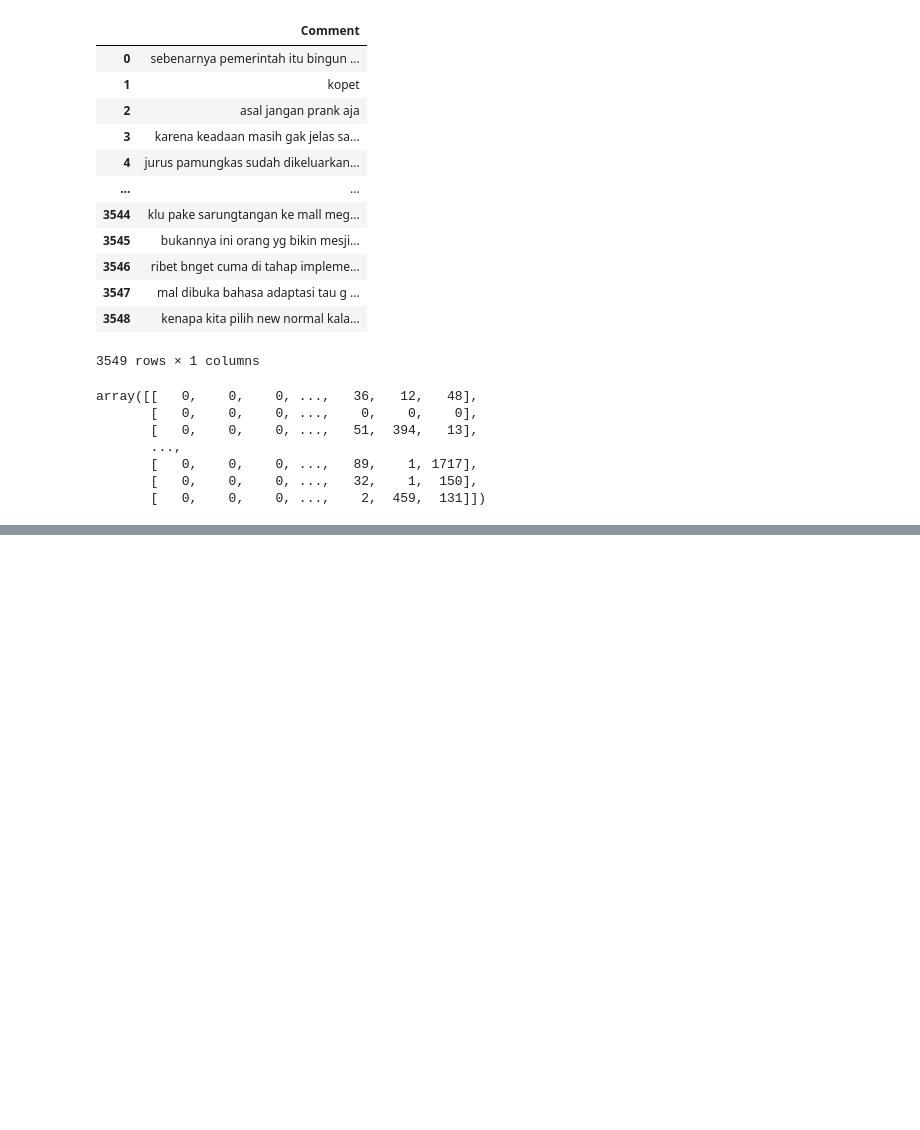
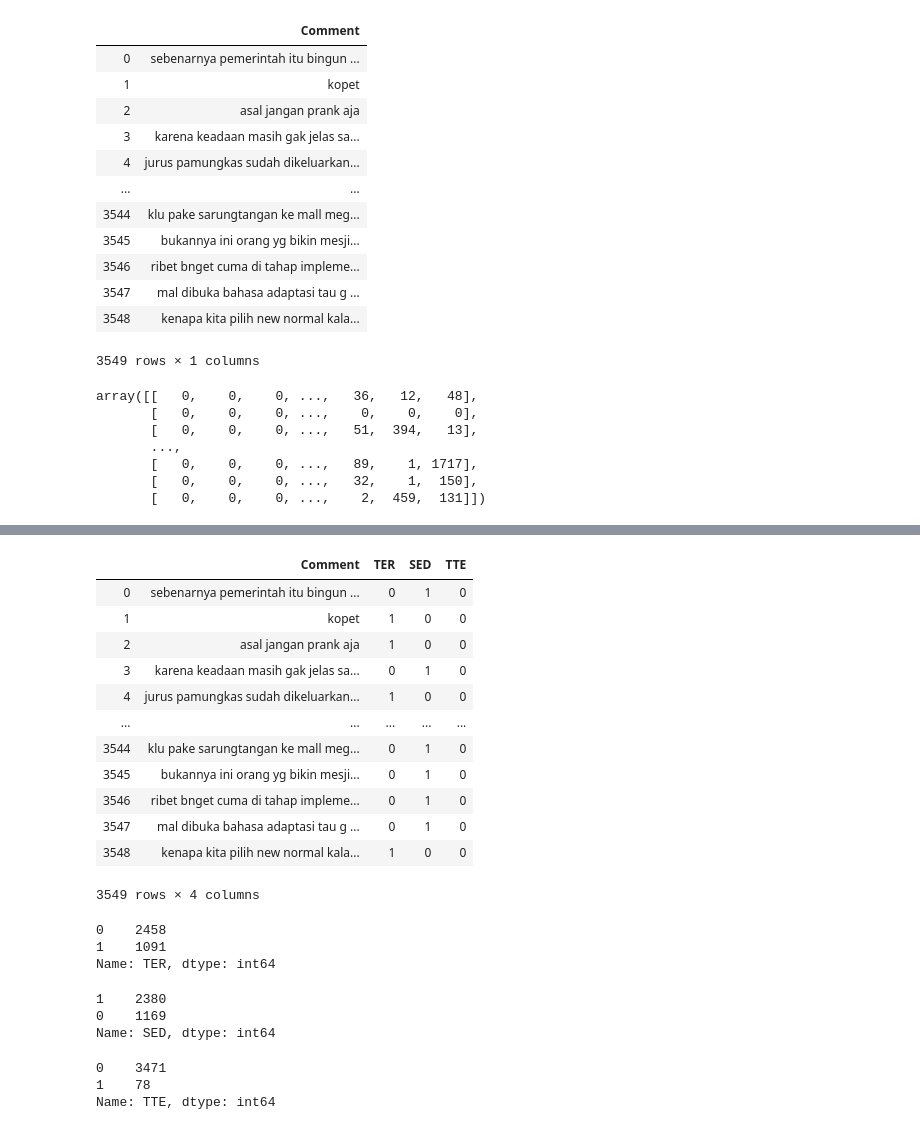
Before and after one commit to pakfawwaz/lombamercu, a Jupyter notebook: Level_Bahasa_Upsampling_BILSTM.ipynb, the cells around one changed output, grey strips where cells are left out. Cells and saved outputs as stored; diff of their text form; code cells hidden in the pictures; blank space fills up the shorter version.

```diff
--- a/Level_Bahasa_Upsampling_BILSTM.ipynb
+++ b/Level_Bahasa_Upsampling_BILSTM.ipynb
@@ -641,0 +640,3 @@ array([[7.7066602e-07, 9.9993092e-01, 4.6858725e-07],
+# %%
+dfhasil = pd.DataFrame(y_pred_aplikasi, columns=['TER', 'SED', 'TTE'])
+dfhasil
@@ -641,0 +657,2 @@ array([[7.7066602e-07, 9.9993092e-01, 4.6858725e-07],
+# %%
+dfhasilramal = dfhasil.eq(dfhasil.where(dfhasil != 0).max(1), axis=0).astype(int)
@@ -641,0 +675,36 @@ array([[7.7066602e-07, 9.9993092e-01, 4.6858725e-07],
+# %%
+finalresult = pd.concat([dfaplikasi, dfhasilramal], axis=1, sort=False)
+# %%
+finalresult
+# %% [output]
+|  | Comment | TER | SED | TTE |
+| 0 | sebenarnya pemerintah itu bingun ... | 0 | 1 | 0 |
+| 1 | kopet | 1 | 0 | 0 |
+| 2 | asal jangan prank aja | 1 | 0 | 0 |
+| 3 | karena keadaan masih gak jelas sa... | 0 | 1 | 0 |
+| 4 | jurus pamungkas sudah dikeluarkan... | 1 | 0 | 0 |
+| ... | ... | ... | ... | ... |
+| 3544 | klu pake sarungtangan ke mall meg... | 0 | 1 | 0 |
+| 3545 | bukannya ini orang yg bikin mesji... | 0 | 1 | 0 |
+| 3546 | ribet bnget cuma di tahap impleme... | 0 | 1 | 0 |
+| 3547 | mal dibuka bahasa adaptasi tau g ... | 0 | 1 | 0 |
+| 3548 | kenapa kita pilih new normal kala... | 1 | 0 | 0 |
+3549 rows × 4 columns
+# %%
+finalresult.TER.value_counts()
+# %% [output]
+0    2458
+1    1091
+Name: TER, dtype: int64
+# %%
+finalresult.SED.value_counts()
+# %% [output]
+1    2380
+0    1169
+Name: SED, dtype: int64
+# %%
+finalresult.TTE.value_counts()
+# %% [output]
+0    3471
+1    78
+Name: TTE, dtype: int64
```
Also changed, not shown: parts of 18 cells of this notebook, 1 other file.
